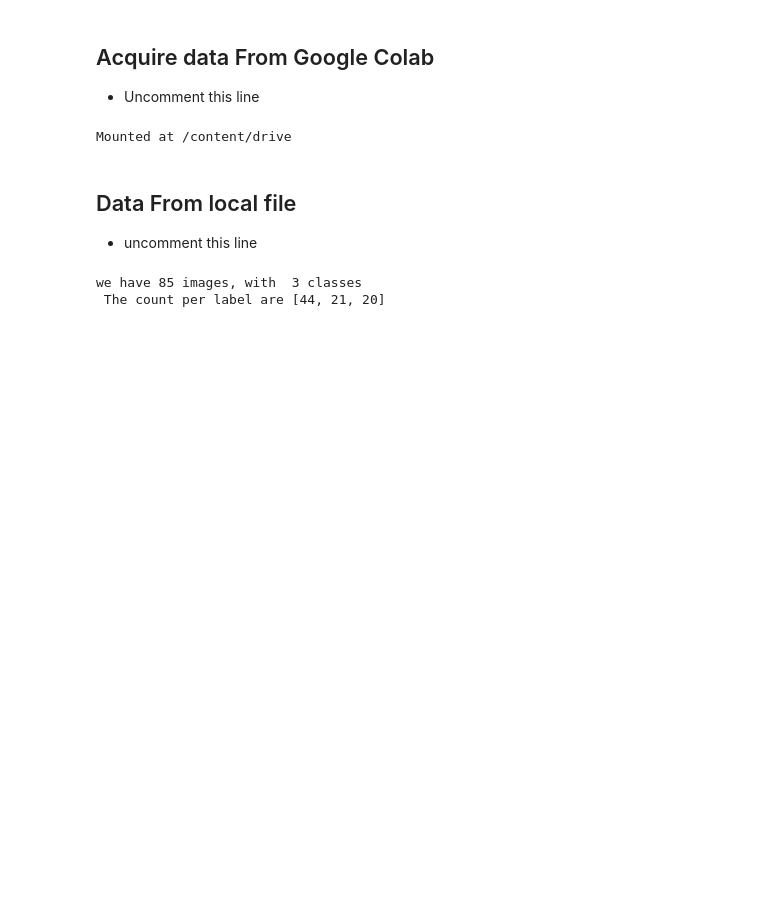
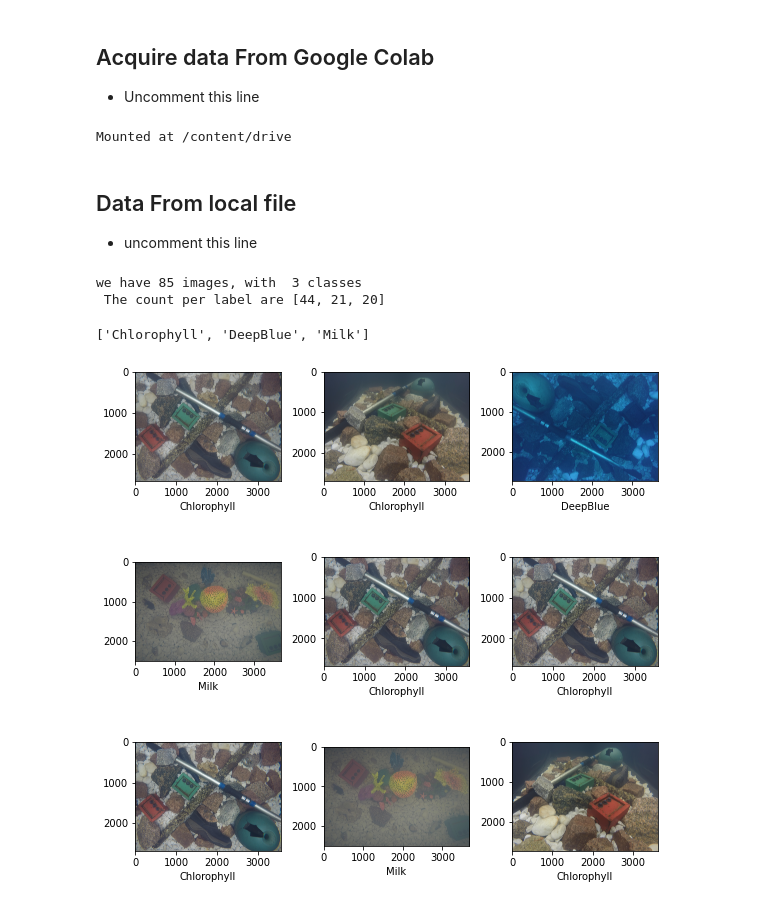
Before and after one commit to The-HydroSafers/Call-for-code, a Jupyter notebook: Visualization.ipynb, the cells around one changed output. Cells and saved outputs as stored; diff of their text form; code cells hidden in the pictures; blank space fills up the shorter version.

```diff
--- a/Visualization.ipynb
+++ b/Visualization.ipynb
@@ -75,3 +75,25 @@ print(f"we have {total_imgs} images, with  {nClasses} classes\n The count per la
 # %% [output]
 we have 85 images, with  3 classes
  The count per label are [44, 21, 20]
+# %%
+labels
+# %% [output]
+['Chlorophyll', 'DeepBlue', 'Milk']
+# %%
+def plot_random_image(imgFilesList, class_labels, labels):
+    plt.subplots(3,3, figsize=(8,8))
+    for i, k in enumerate(np.random.randint(len(class_labels), size=9)):
+        im =Image.open(imgFilesList[k])
+
+        # plot and label
+        arr = np.array(im)
+        plt.subplot(3,3, i+1)
+
+        plt.xlabel(labels[class_labels[k]])
+        plt.imshow(arr, cmap='gray', vmin=0, vmax=255)
+    plt.tight_layout()
+    return plt.show()
+# %%
+plot_random_image(imgFilesList, class_labels, labels)
+# %% [output]
+[figure, added]
```
Also changed, not shown: parts of 1 cell of this notebook.
